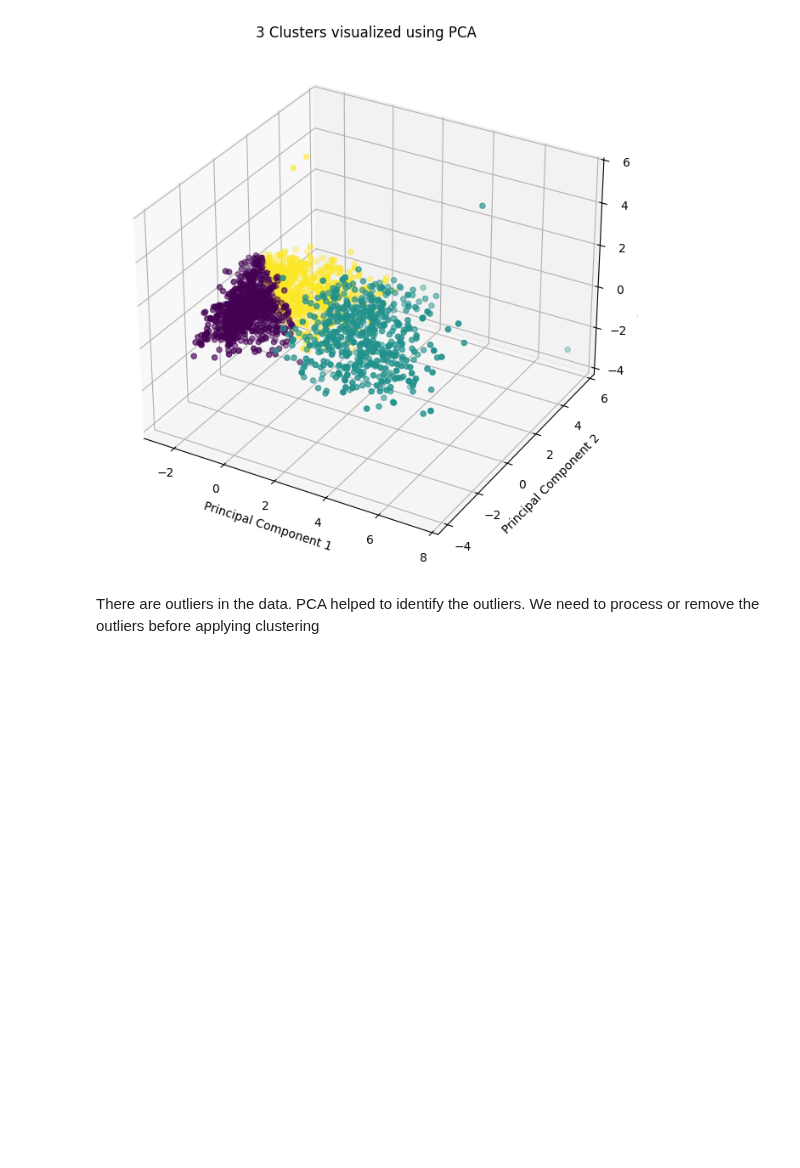
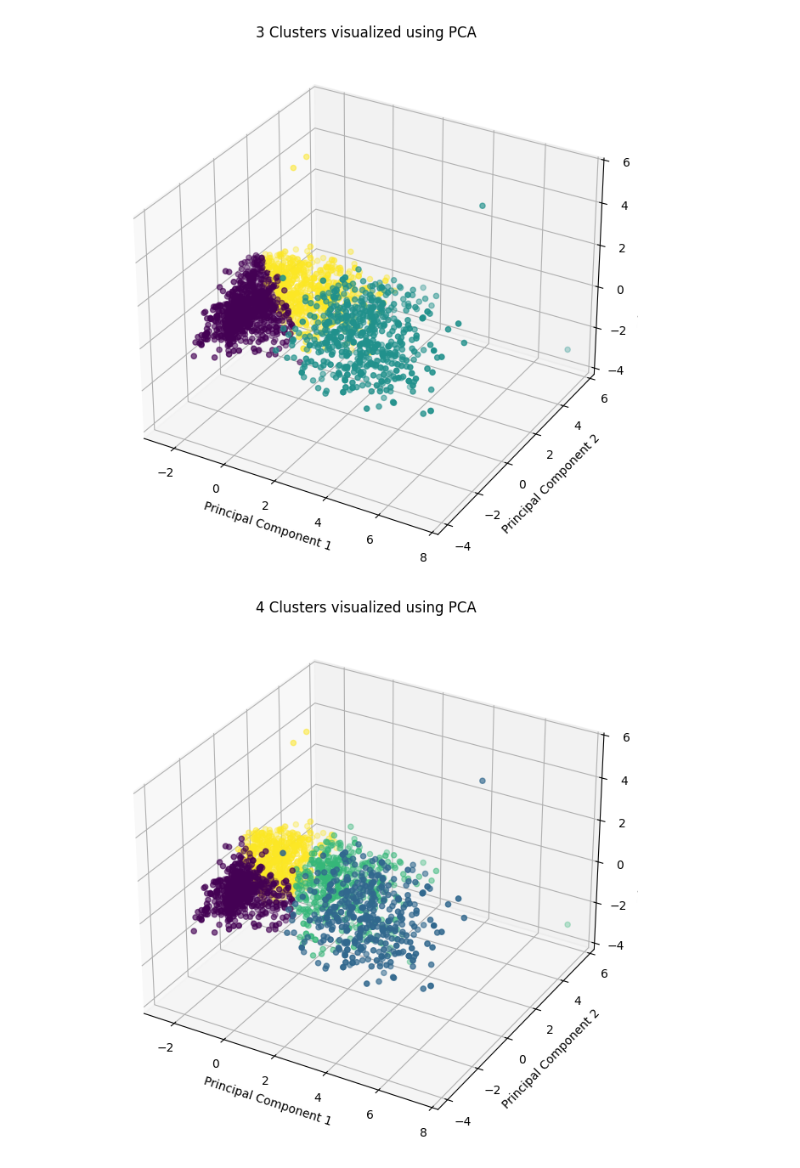
Before and after one commit to ROHIT779/ml-projects, a Jupyter notebook: customer-segmentation-clustering/customer_segmentation.ipynb, the cells around one changed output. Drawn from its saved outputs; the diff is of its cells as text; code cells hidden in the pictures; blank space fills up the shorter version.

Commit message:
added plot of 4 clusters in 3 principal components

```diff
--- a/customer-segmentation-clustering/customer_segmentation.ipynb
+++ b/customer-segmentation-clustering/customer_segmentation.ipynb
@@ -505,5 +505,26 @@ ax.set_zlabel("Principal Component 3")
 plt.show()
 # %% [output]
 [figure]
-# %% [markdown]
-There are outliers in the data. PCA helped to identify the outliers. We need to process or remove the outliers before applying clustering
+# %%
+# 4 clusters
+pca_3_comps = []
+pc1 = []
+pc2 = []
+pc3 = []
+
+for pc in filtered_data_pca_n_comps[1]:
+  pc1.append(pc[0])
+  pc2.append(pc[1])
+  pc3.append(pc[2])
+fig = plt.figure(figsize=(12,8))
+ax = fig.add_subplot(projection='3d')
+
+ax.scatter(pc1, pc2, pc3, c = result_n_clusters_n_comps[1][2], cmap = 'viridis')
+plt.title("4 Clusters visualized using PCA")
+ax.set_xlabel("Principal Component 1")
+ax.set_ylabel("Principal Component 2")
+ax.set_zlabel("Principal Component 3")
+
+plt.show()
+# %% [output]
+[figure, added]
```
